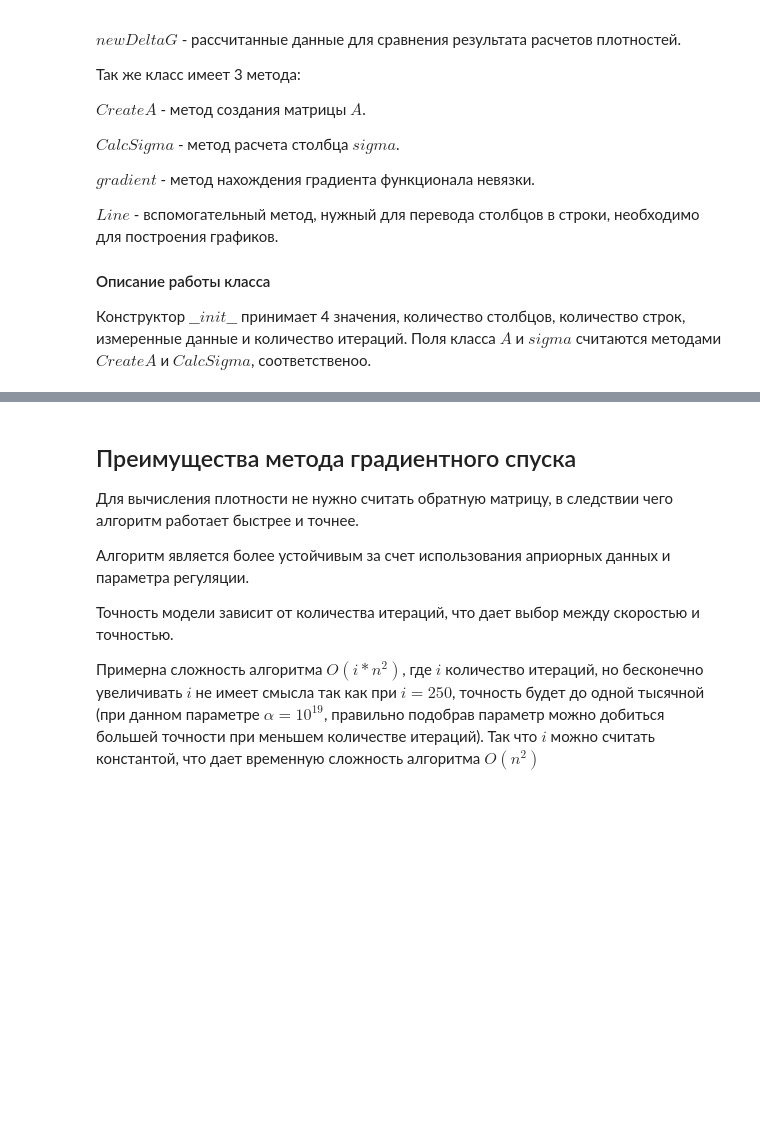
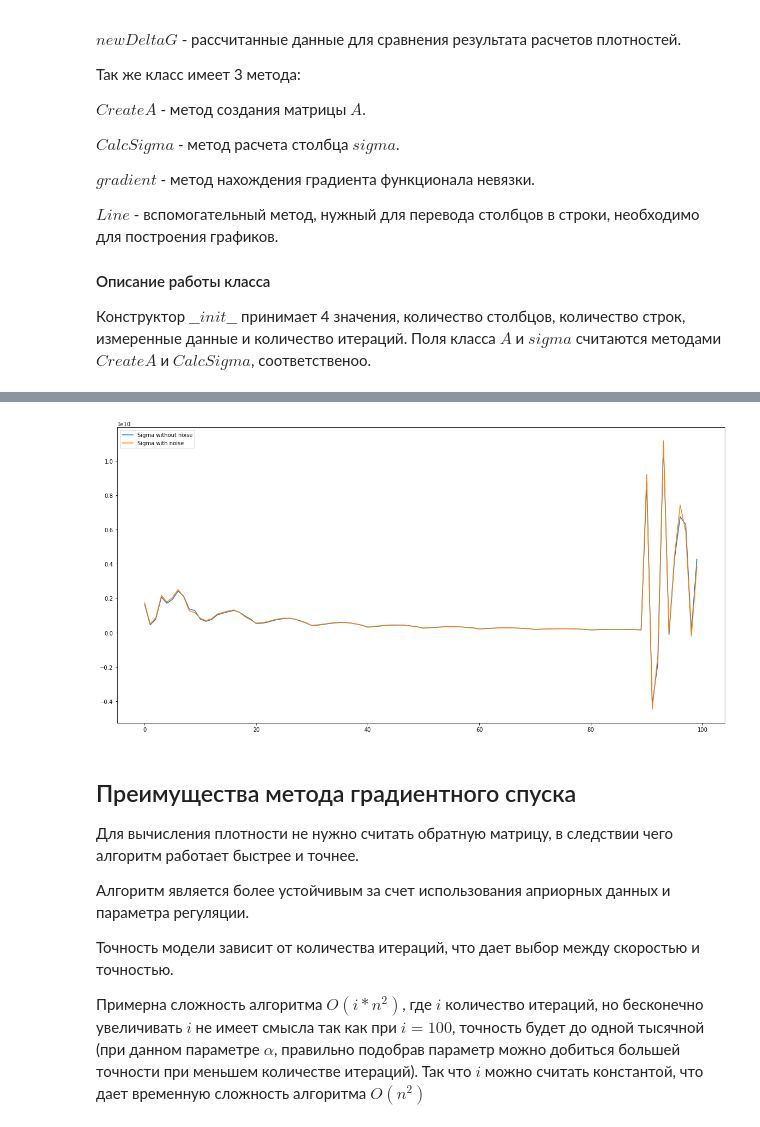
Before and after one commit to zipzap666/km2022, a Jupyter notebook: KM_ZvegaAR_0382.ipynb, the cells around one changed output, grey strips where cells are left out. Saved outputs shown, nothing was run; the diff lists cells and outputs as text; code cells hidden in the pictures; blank space fills up the shorter version.

```diff
--- a/KM_ZvegaAR_0382.ipynb
+++ b/KM_ZvegaAR_0382.ipynb
@@ -604,3 +626,11 @@ CALCULATED DELTA G:
+# %%
+plt.figure(figsize=(20, 10))
+p1, = plt.plot(np.arange(s.m * s.n),s.Line(s.sigma))
+p2, = plt.plot(np.arange(s2.m * s2.n),s.Line(s2.sigma))
+plt.legend([p1,p2],['Sigma without noise', 'Sigma with noise'])
+plt.show()
+# %% [output]
+[figure, added]
 # %% [markdown]
 ## Преимущества метода градиентного спуска
 
@@ -610,4 +640,4 @@ CALCULATED DELTA G:
 
 Точность модели зависит от количества итераций, что дает выбор между скоростью и точностью.
 
-Примерна сложность алгоритма \\(O(i*n^2)\\), где \\(i\\) количество итераций, но бесконечно увеличивать \\(i\\) не имеет смысла так как при \\(i = 250\\), точность будет до одной тысячной (при данном параметре \\(\alpha = 10^{19}\\), правильно подобрав параметр можно добиться большей точности при меньшем количестве итераций). Так что \\(i\\) можно считать константой, что дает временную сложность алгоритма \\(O(n^2)\\)
+Примерна сложность алгоритма \\(O(i*n^2)\\), где \\(i\\) количество итераций, но бесконечно увеличивать \\(i\\) не имеет смысла так как при \\(i = 100\\), точность будет до одной тысячной (при данном параметре \\(\alpha\\), правильно подобрав параметр можно добиться большей точности при меньшем количестве итераций). Так что \\(i\\) можно считать константой, что дает временную сложность алгоритма \\(O(n^2)\\)
```
Also changed, not shown: parts of 10 cells of this notebook, 1 other file.
